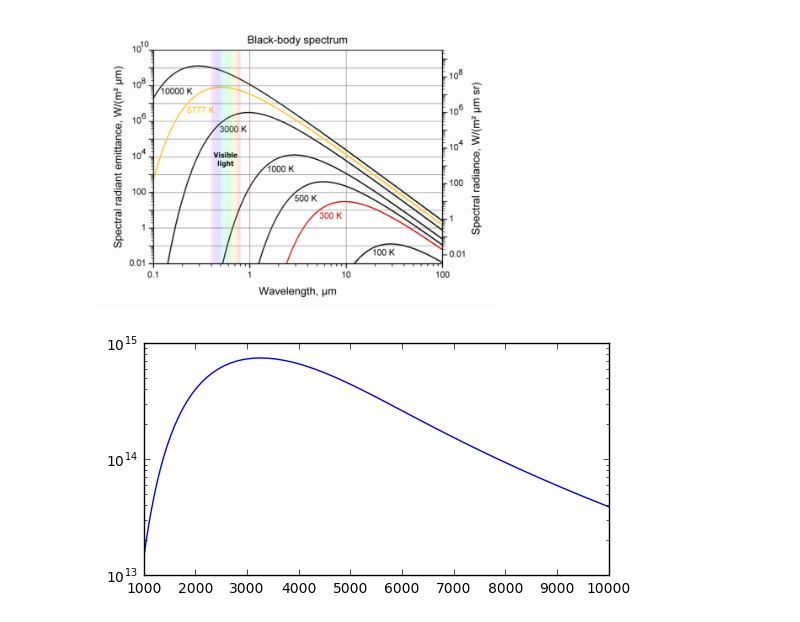
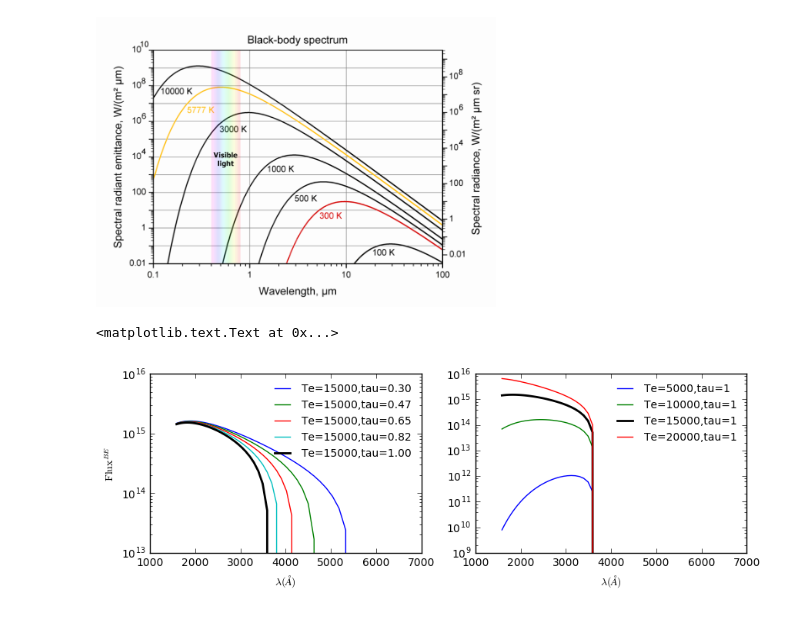
Before and after one commit to liuxx479/AGNsed, a Jupyter notebook: balmer_cont.ipynb, the cells around one changed output. Drawn from its saved outputs; the diff is of its cells as text; code cells hidden in the pictures.

Commit message:
check fBE curve

```diff
--- a/balmer_cont.ipynb
+++ b/balmer_cont.ipynb
@@ -39,15 +39,28 @@ from IPython.display import Image
 Image("http://www.sun.org/uploads/images/mainimage_BlackbodySpectrum_2.png", width=400)
 # %% [output]
 [figure]
-# %%
-l_arr = logspace(3,4)*1e-10 #### in unit of m
-f,ax=subplots(1,1, figsize=(6,3))
-Te=15000.0
-ax.plot(l_arr*1e10, Ll(A0, l_arr, Te))
-
-ax.set_yscale('log')
-#ax.set_xscale('log')
-#ax.set_ylim(-1, 1)
-#ax.legend(fontsize=10,frameon=0)
-# %% [output]
-[figure, removed]
+# %%
+Ll = lambda A, l, Te, tauBE: A * Bl(Te, l)*(1.0-exp(-tauBE*(l/lBE)**3))
+Ll = lambda A, l, Te, tauBE: A * Bl(Te, l)*(1.0-exp(tauBE*(l/lBE)**3-1))
+
+Te=15000.0
+l_arr = logspace(3.2,3.8)*1e-10 #### in unit of m
+f,(ax1,ax2)=subplots(1,2, figsize=(10,3))
+for itauBE in linspace(0.3,1,5):
+    if itauBE==1: ax1.plot(l_arr*1e10, Ll(A0, l_arr, Te, itauBE),'k-',lw=2, label='Te=%i,tau=%.2f'%(Te, itauBE))
+    else: ax1.plot(l_arr*1e10, Ll(A0, l_arr, Te, itauBE),label='Te=%i,tau=%.2f'%(Te, itauBE))
+for iTe in linspace(5000,20000,4):
+    if iTe==15000:ax2.plot(l_arr*1e10, Ll(A0, l_arr, iTe, tauBE),'k-',lw=2,label='Te=%i,tau=%i'%(iTe, tauBE))
+    else: ax2.plot(l_arr*1e10, Ll(A0, l_arr, iTe, tauBE),label='Te=%i,tau=%i'%(iTe, tauBE))
+
+ax1.set_yscale('log')
+ax1.legend(fontsize=10,frameon=0,loc=0,ncol=1)
+ax2.set_yscale('log')
+ax2.legend(fontsize=10,frameon=0,loc=0,ncol=1)
+ax1.set_xlabel('$\lambda (\AA)$');ax2.set_xlabel('$\lambda (\AA)$')
+ax1.set_ylabel(r'${\rm Flux}^{BE}$')
+
+ax1.set_title()
+# %% [output]
+<matplotlib.text.Text at 0x...>
+[figure, added]
```
Also changed, not shown: parts of 1 cell of this notebook.
